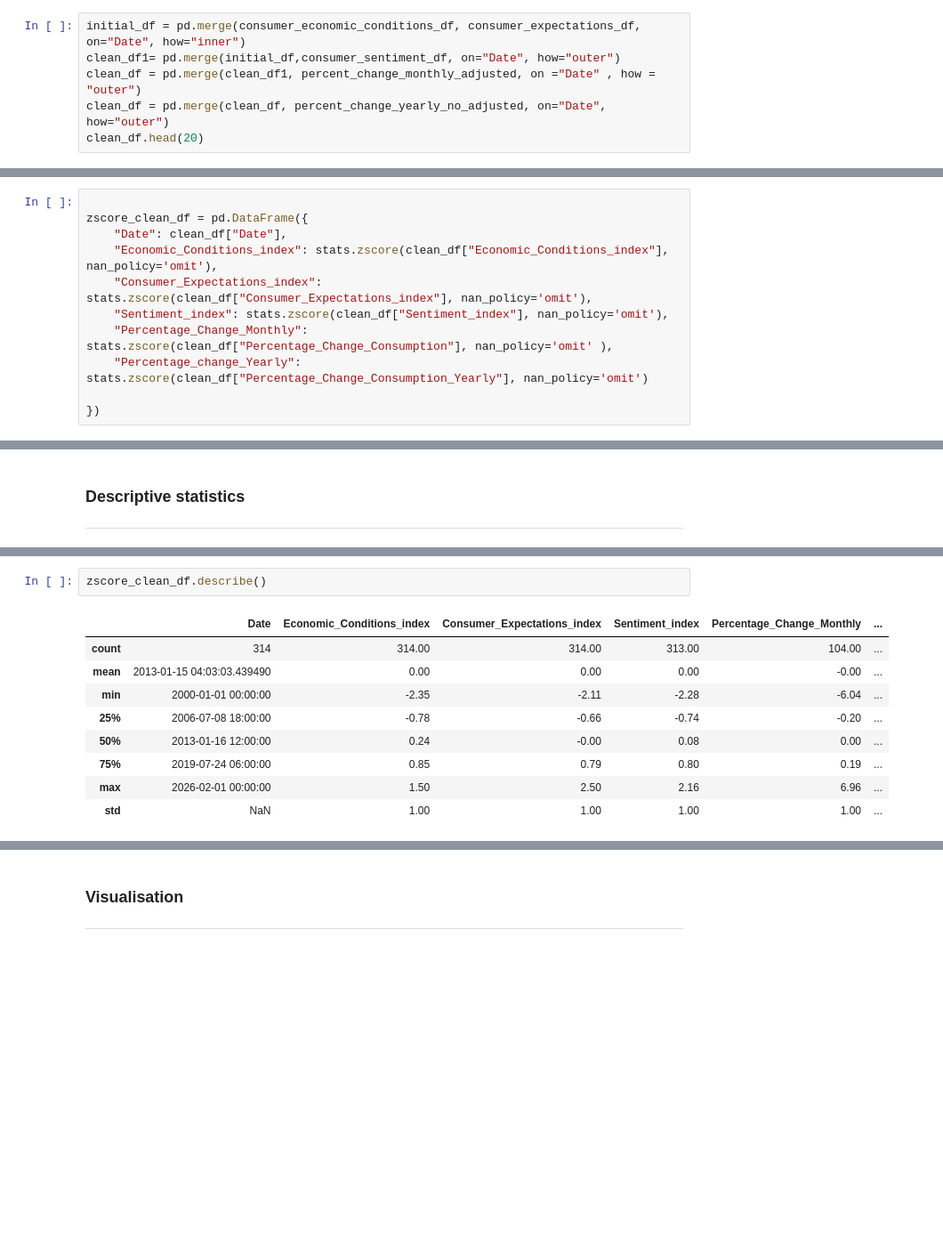
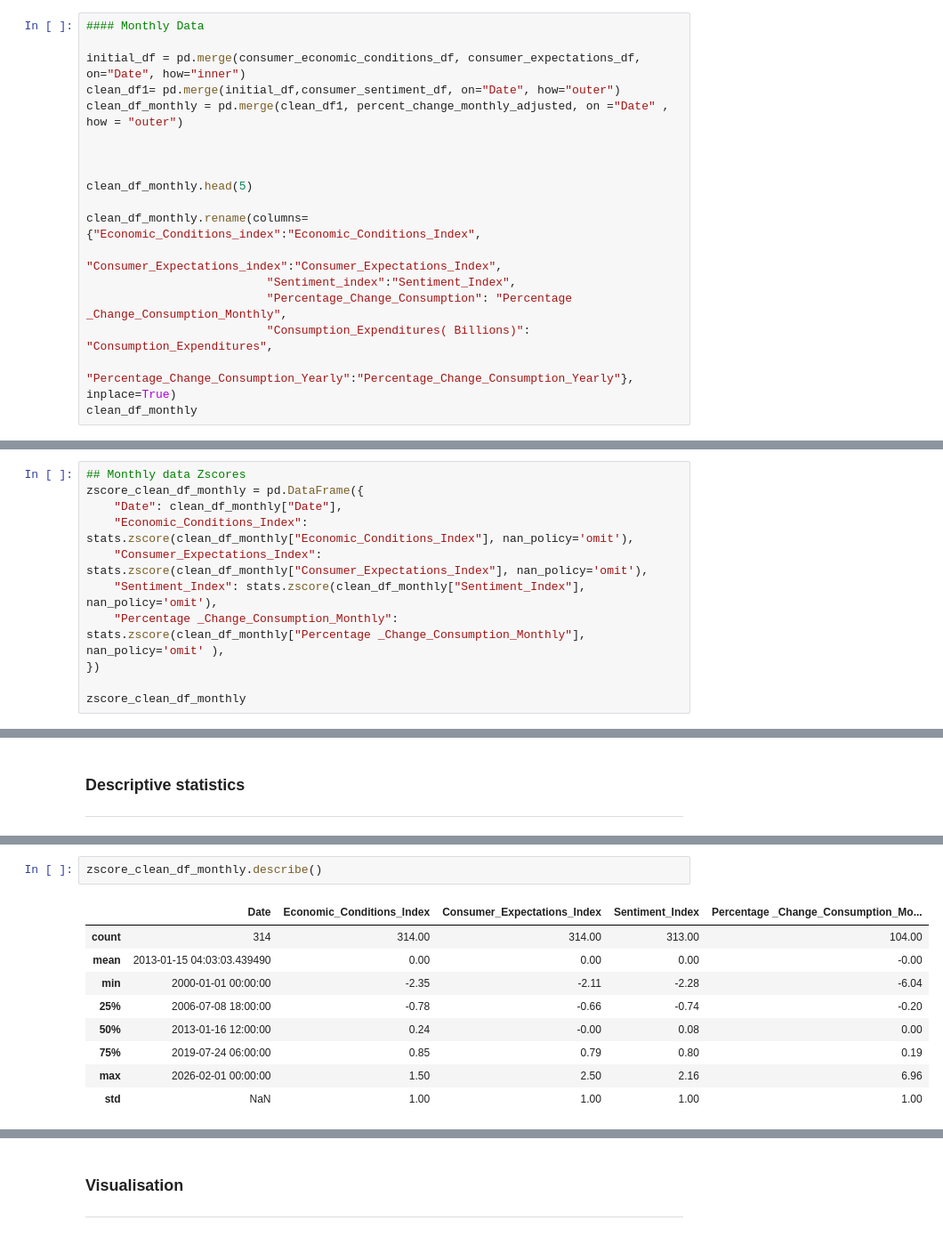
Before and after one commit to shane-221/Macro_project, a Jupyter notebook: main.ipynb, the cells around one changed output, grey strips where cells are left out. Shown at 89% size. Drawn from its saved outputs; the diff is of its cells as text; blank space fills up the shorter version.

```diff
--- a/main.ipynb
+++ b/main.ipynb
@@ -261,9 +214,21 @@ DatetimeIndex(['2026-01-01'], dtype='datetime64[us]', freq='YS-JAN')
 ### Main Clean dataset with all variables
 ---
 # %%
+#### Monthly Data
+
 initial_df = pd.merge(consumer_economic_conditions_df, consumer_expectations_df, on="Date", how="inner")
 clean_df1= pd.merge(initial_df,consumer_sentiment_df, on="Date", how="outer")
-clean_df = pd.merge(clean_df1, percent_change_monthly_adjusted, on ="Date" , how = "outer")
-clean_df = pd.merge(clean_df, percent_change_yearly_no_adjusted, on="Date", how="outer")
-clean_df.head(20)
+clean_df_monthly = pd.merge(clean_df1, percent_change_monthly_adjusted, on ="Date" , how = "outer")
+
+
+
+clean_df_monthly.head(5)
+
+clean_df_monthly.rename(columns= {"Economic_Conditions_index":"Economic_Conditions_Index",
+                          "Consumer_Expectations_index":"Consumer_Expectations_Index",
+                          "Sentiment_index":"Sentiment_Index",
+                          "Percentage_Change_Consumption": "Percentage _Change_Consumption_Monthly",
+                          "Consumption_Expenditures( Billions)": "Consumption_Expenditures",
+                          "Percentage_Change_Consumption_Yearly":"Percentage_Change_Consumption_Yearly"}, inplace=True)
+clean_df_monthly
 # %% [output]
@@ -288,13 +278,13 @@ clean_df.head(20)
 ### Main Clean dataset with all variables( Z score)
 ---
 # %%
+## Monthly data Zscores
+zscore_clean_df_monthly = pd.DataFrame({
+    "Date": clean_df_monthly["Date"],
+    "Economic_Conditions_Index": stats.zscore(clean_df_monthly["Economic_Conditions_Index"], nan_policy='omit'),
+    "Consumer_Expectations_Index": stats.zscore(clean_df_monthly["Consumer_Expectations_Index"], nan_policy='omit'),
+    "Sentiment_Index": stats.zscore(clean_df_monthly["Sentiment_Index"], nan_policy='omit'),
+    "Percentage _Change_Consumption_Monthly": stats.zscore(clean_df_monthly["Percentage _Change_Consumption_Monthly"], nan_policy='omit' ),
+})
 
-zscore_clean_df = pd.DataFrame({
-    "Date": clean_df["Date"],
-    "Economic_Conditions_index": stats.zscore(clean_df["Economic_Conditions_index"], nan_policy='omit'),
-    "Consumer_Expectations_index": stats.zscore(clean_df["Consumer_Expectations_index"], nan_policy='omit'),
-    "Sentiment_index": stats.zscore(clean_df["Sentiment_index"], nan_policy='omit'),
-    "Percentage_Change_Monthly": stats.zscore(clean_df["Percentage_Change_Consumption"], nan_policy='omit' ),
-    "Percentage_change_Yearly": stats.zscore(clean_df["Percentage_Change_Consumption_Yearly"], nan_policy='omit')
-
-})
+zscore_clean_df_monthly
@@ -314,14 +347,14 @@ clean_df.describe()
 | max | 2026-02-01 00:00:00 | 117.70 | 106.00 | 112.00 | 40.60 |
 | std | NaN | 17.04 | 12.30 | 13.97 | 5.49 |
 # %%
-zscore_clean_df.describe()
+zscore_clean_df_monthly.describe()
 # %% [output]
-|  | Date | Economic_Conditions_index | Consumer_Expectations_index | Sentiment_index | Percentage_Change_Monthly | ... |
-| count | 314 | 314.00 | 314.00 | 313.00 | 104.00 | ... |
-| mean | 2013-01-15 04:03:03.439490 | 0.00 | 0.00 | 0.00 | -0.00 | ... |
-| min | 2000-01-01 00:00:00 | -2.35 | -2.11 | -2.28 | -6.04 | ... |
-| 25% | 2006-07-08 18:00:00 | -0.78 | -0.66 | -0.74 | -0.20 | ... |
-| 50% | 2013-01-16 12:00:00 | 0.24 | -0.00 | 0.08 | 0.00 | ... |
-| 75% | 2019-07-24 06:00:00 | 0.85 | 0.79 | 0.80 | 0.19 | ... |
-| max | 2026-02-01 00:00:00 | 1.50 | 2.50 | 2.16 | 6.96 | ... |
-| std | NaN | 1.00 | 1.00 | 1.00 | 1.00 | ... |
+|  | Date | Economic_Conditions_Index | Consumer_Expectations_Index | Sentiment_Index | Percentage _Change_Consumption_Mo... |
+| count | 314 | 314.00 | 314.00 | 313.00 | 104.00 |
+| mean | 2013-01-15 04:03:03.439490 | 0.00 | 0.00 | 0.00 | -0.00 |
+| min | 2000-01-01 00:00:00 | -2.35 | -2.11 | -2.28 | -6.04 |
+| 25% | 2006-07-08 18:00:00 | -0.78 | -0.66 | -0.74 | -0.20 |
+| 50% | 2013-01-16 12:00:00 | 0.24 | -0.00 | 0.08 | 0.00 |
+| 75% | 2019-07-24 06:00:00 | 0.85 | 0.79 | 0.80 | 0.19 |
+| max | 2026-02-01 00:00:00 | 1.50 | 2.50 | 2.16 | 6.96 |
+| std | NaN | 1.00 | 1.00 | 1.00 | 1.00 |
```
Also changed, not shown: parts of 20 cells of this notebook, 4 other files.
